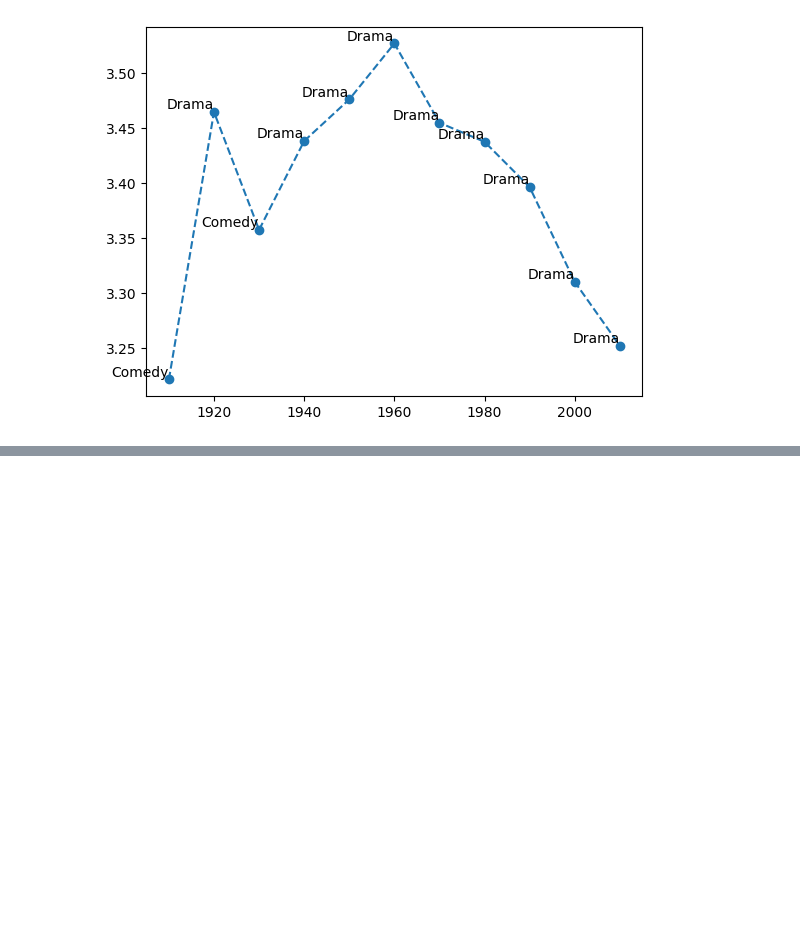
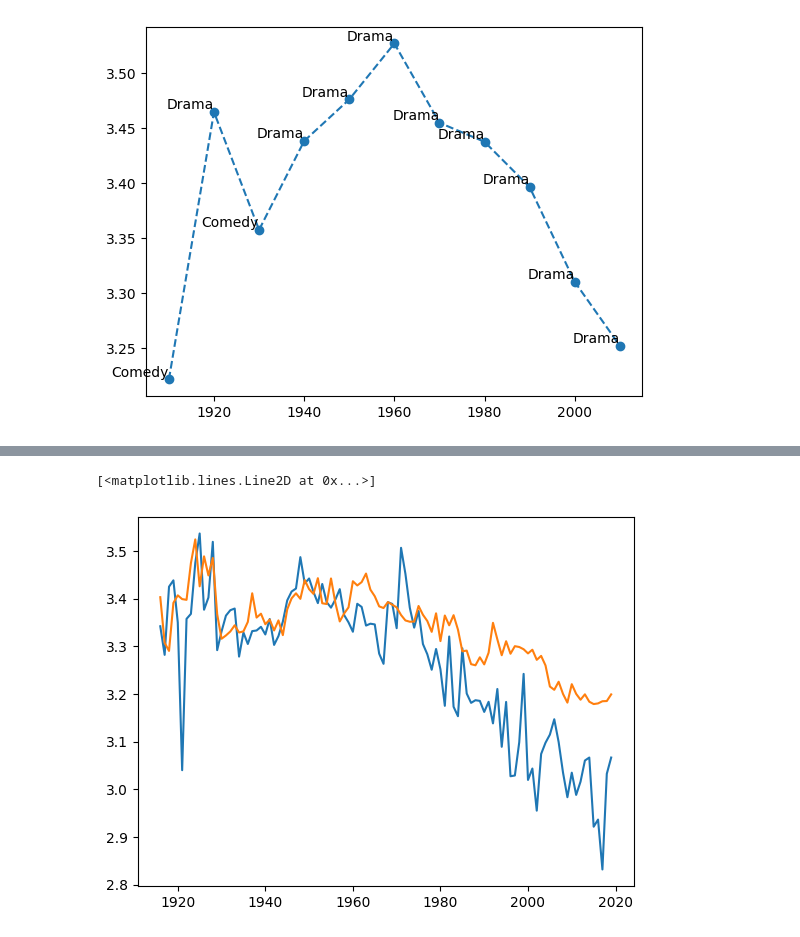
Before and after one commit to GabrieBu/freshcarrots, a Jupyter notebook: ium_Notebook/Cleaning.ipynb, the cells around one changed output, grey strips where cells are left out. Saved outputs shown, nothing was run; the diff lists cells and outputs as text; code cells hidden in the pictures; blank space fills up the shorter version.

```diff
--- a/ium_Notebook/Cleaning.ipynb
+++ b/ium_Notebook/Cleaning.ipynb
@@ -1209,0 +1221,6 @@ for i, txt in enumerate(df_highest_genre["genre"]):
+# %%
+## Il sogno è
+hollywood_studios = ["warner", "paramount", "sony", "universal", "warner", "20thcenturyfox"]
+pattern = '|'.join(hollywood_studios)
+# %%
+df_hw_studios = df_studios[df_studios["studio"].apply(lambda x: x.lower().replace(" ", "")).str.contains(pattern, na=False, regex=True)].set_index("id_film")
@@ -1209,0 +1236,5 @@ for i, txt in enumerate(df_highest_genre["genre"]):
+# %%
+#df_movies[df_movies.set_index('id').loc[df_hw_studios.index]]
+df_hw_movies = df_filtered_movies[df_filtered_movies.set_index('id').index.isin(df_hw_studios.index)]
+df_not_hw_movies = df_filtered_movies[~df_filtered_movies.set_index('id').index.isin(df_hw_studios.index)]
+df_hw_movies.shape, df_not_hw_movies.shape
@@ -1209,0 +1243,4 @@ for i, txt in enumerate(df_highest_genre["genre"]):
+# %%
+df_rating_plot_hw = df_hw_movies.groupby("date").mean("rating")
+df_rating_plot_not_hw = df_not_hw_movies.groupby("date").mean("rating")
+df_rating_plot_not_hw
@@ -1209,0 +1262,7 @@ for i, txt in enumerate(df_highest_genre["genre"]):
+# %%
+plt.plot(df_rating_plot_hw.index, df_rating_plot_hw["rating"])
+plt.plot(df_rating_plot_not_hw.index, df_rating_plot_not_hw["rating"])
+# violin e/o barplot con punte collegate per vedere il periodo di massimo splendore dei film di hollywood e non di hollywood
+# %% [output]
+[<matplotlib.lines.Line2D at 0x...>]
+[figure, added]
```
Also changed, not shown: parts of 6 cells of this notebook.
